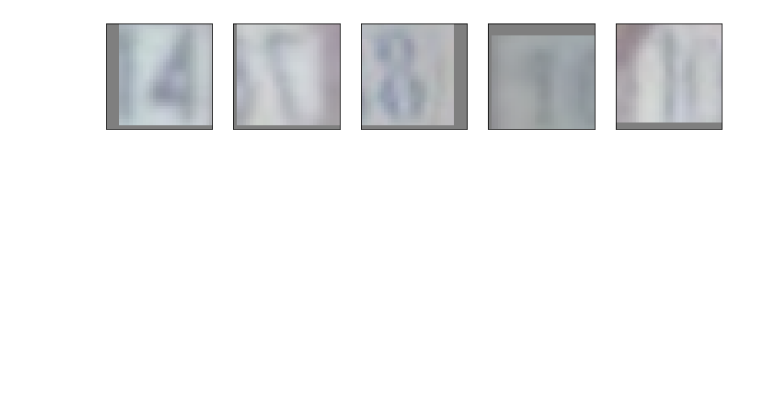
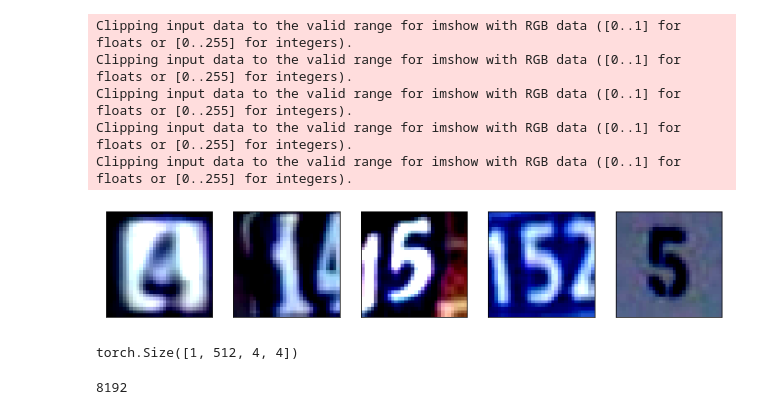
Before and after one commit to ynnako/cv_hw2, a Jupyter notebook: hw2_204127757_200752061.ipynb, the cells around one changed output. Saved outputs shown, nothing was run; the diff lists cells and outputs as text; code cells hidden in the pictures; blank space fills up the shorter version.

```diff
--- a/hw2_204127757_200752061.ipynb
+++ b/hw2_204127757_200752061.ipynb
@@ -18,13 +18,13 @@ transform_train = transforms.Compose([
     transforms.RandomCrop(32, padding=4),
     transforms.RandomHorizontalFlip(),
     transforms.ToTensor(),
-    #transforms.Normalize((0.4914, 0.4822, 0.4465), (0.2023, 0.1994, 0.2010)),
+    transforms.Normalize((0.4914, 0.4822, 0.4465), (0.2023, 0.1994, 0.2010)),
 ])
 
 # Normalize the test set same as training set without augmentation
 transform_test = transforms.Compose([
     transforms.ToTensor(),
-    #transforms.Normalize((0.4914, 0.4822, 0.4465), (0.2023, 0.1994, 0.2010)),
+    transforms.Normalize((0.4914, 0.4822, 0.4465), (0.2023, 0.1994, 0.2010)),
 ])
 
 # load dataset
@@ -43,26 +41,31 @@ Downloading http://ufldl.stanford.edu/housenumbers/test_32x32.mat to ./datasets/
 # %%
 # let's see some of the images
 def convert_to_imshow_format(image):
     # first convert back to [0,1] range from [-1,1] range - approximately...
     image = image / 2 + 0.5
     image = image.numpy()
     # convert from CHW to HWC
     # from 3x32x32 to 32x32x3
     return image.transpose(1,2,0)
 
-trainloader = torch.utils.data.DataLoader(trainset,
+testloader = torch.utils.data.DataLoader(testset,
                                           batch_size=5,
                                           shuffle=True)
-dataiter = iter(trainloader)
+dataiter = iter(testloader)
 images, labels = dataiter.next()
 
 fig, axes = plt.subplots(1, len(images), figsize=(12,2.5))
 for idx, image in enumerate(images):
     axes[idx].imshow(convert_to_imshow_format(image))
     #axes[idx].set_title(classes[labels[idx]])
     axes[idx].set_xticks([])
     axes[idx].set_yticks([])
 # %% [output]
+Clipping input data to the valid range for imshow with RGB data ([0..1] for floats or [0..255] for integers).
+Clipping input data to the valid range for imshow with RGB data ([0..1] for floats or [0..255] for integers).
+Clipping input data to the valid range for imshow with RGB data ([0..1] for floats or [0..255] for integers).
+Clipping input data to the valid range for imshow with RGB data ([0..1] for floats or [0..255] for integers).
+Clipping input data to the valid range for imshow with RGB data ([0..1] for floats or [0..255] for integers).
-[figure, old version]
+[figure, new version]
 # %%
 class svhnNet(nn.Module):
@@ -124,6 +148,17 @@ class svhnNet(nn.Module):
         x = self.fc_layer(x)
 
         return x
+# %%
+x = torch.ones([1,3,32,32])
+# device - cpu or gpu?
+tmp = svhnNet()
+y = tmp.conv_layer(x)
+print(y.shape)
+z= 512*4*4
+z
+# %% [output]
+torch.Size([1, 512, 4, 4])
+8192
 # %%
 # time to train our model
 # hyper-parameters
```
Also changed, not shown: parts of 5 cells of this notebook.
